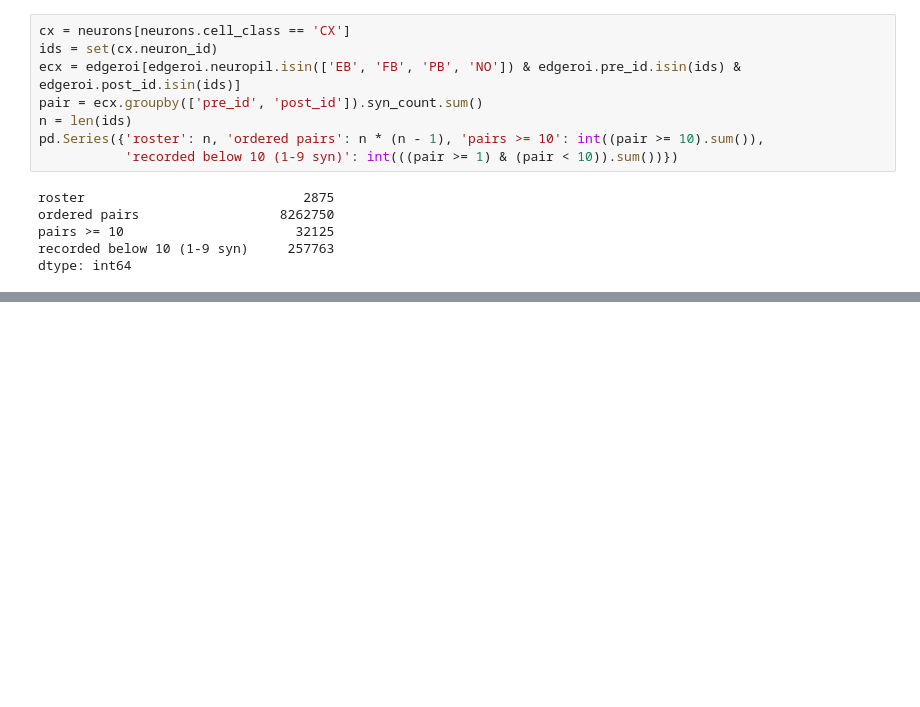
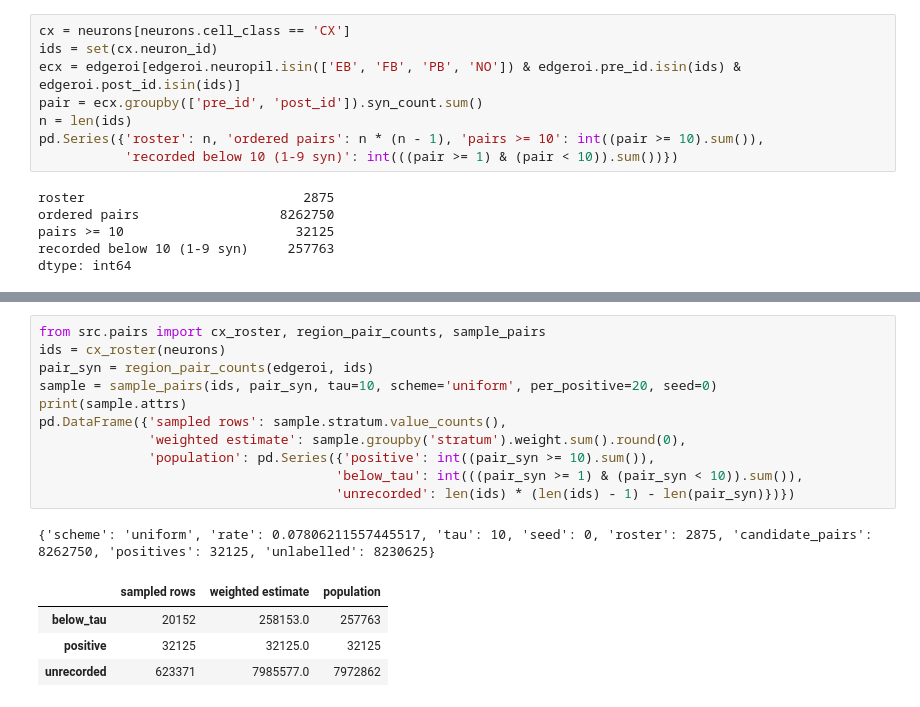
Before and after one commit to teyerci/p5-pu-wiring, a Jupyter notebook: notebooks/00_integration.ipynb, the cells around one changed output, grey strips where cells are left out. Drawn from its saved outputs; the diff is of its cells as text; blank space fills up the shorter version.

```diff
--- a/notebooks/00_integration.ipynb
+++ b/notebooks/00_integration.ipynb
@@ -78,0 +126,17 @@ Written after each run: counts match the course check (2,700,513 edges at 5 syna
+# %%
+from src.pairs import cx_roster, region_pair_counts, sample_pairs
+ids = cx_roster(neurons)
+pair_syn = region_pair_counts(edgeroi, ids)
+sample = sample_pairs(ids, pair_syn, tau=10, scheme='uniform', per_positive=20, seed=0)
+print(sample.attrs)
+pd.DataFrame({'sampled rows': sample.stratum.value_counts(),
+              'weighted estimate': sample.groupby('stratum').weight.sum().round(0),
+              'population': pd.Series({'positive': int((pair_syn >= 10).sum()),
+                                      'below_tau': int(((pair_syn >= 1) & (pair_syn < 10)).sum()),
+                                      'unrecorded': len(ids) * (len(ids) - 1) - len(pair_syn)})})
+# %% [output]
+{'scheme': 'uniform', 'rate': 0.07806211557445517, 'tau': 10, 'seed': 0, 'roster': 2875, 'candidate_pairs': 8262750, 'positives': 32125, 'unlabelled': 8230625}
+|  | sampled rows | weighted estimate | population |
+| below_tau | 20152 | 258153.0 | 257763 |
+| positive | 32125 | 32125.0 | 32125 |
+| unrecorded | 623371 | 7985577.0 | 7972862 |
```
Also changed, not shown: parts of 10 cells of this notebook, 18 other files.
